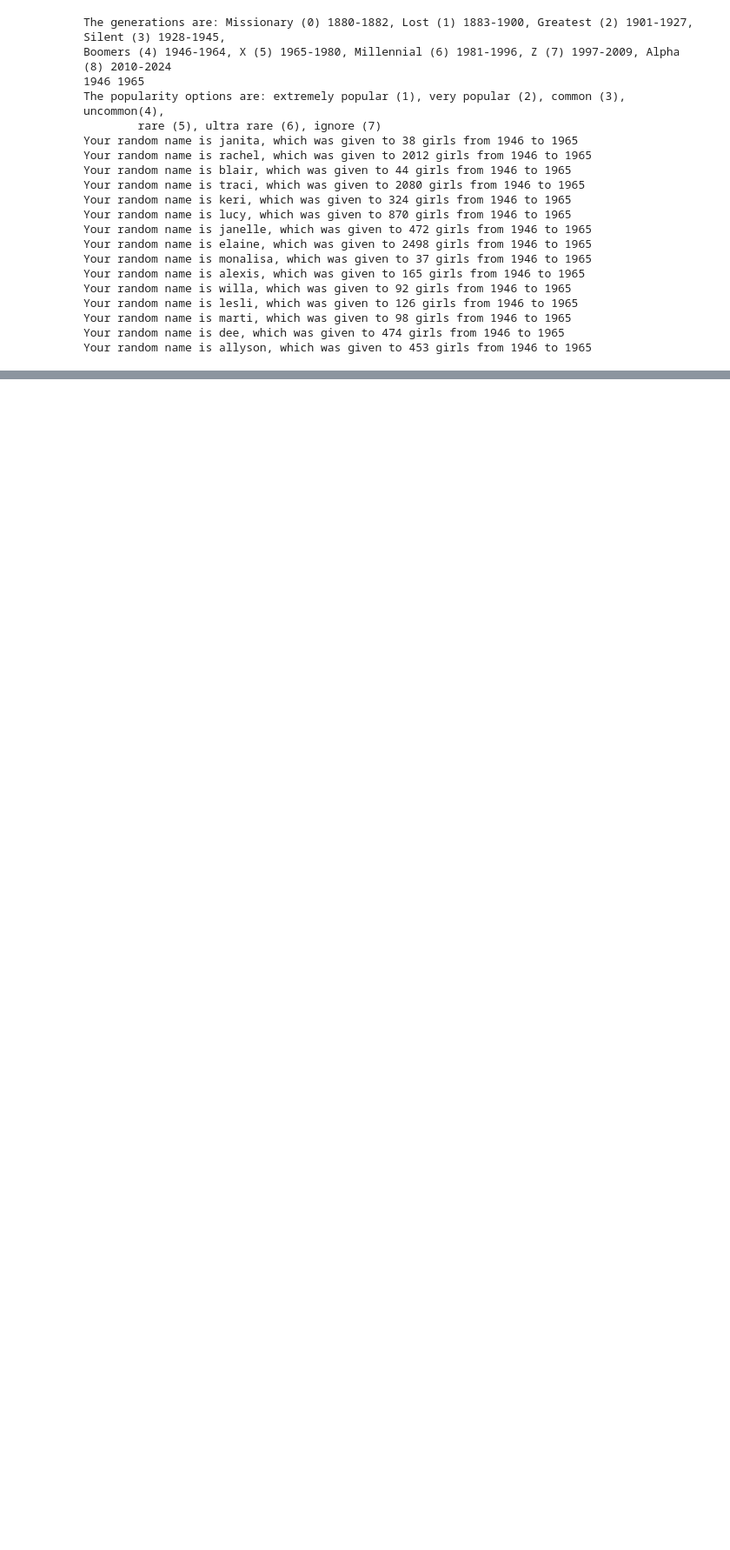
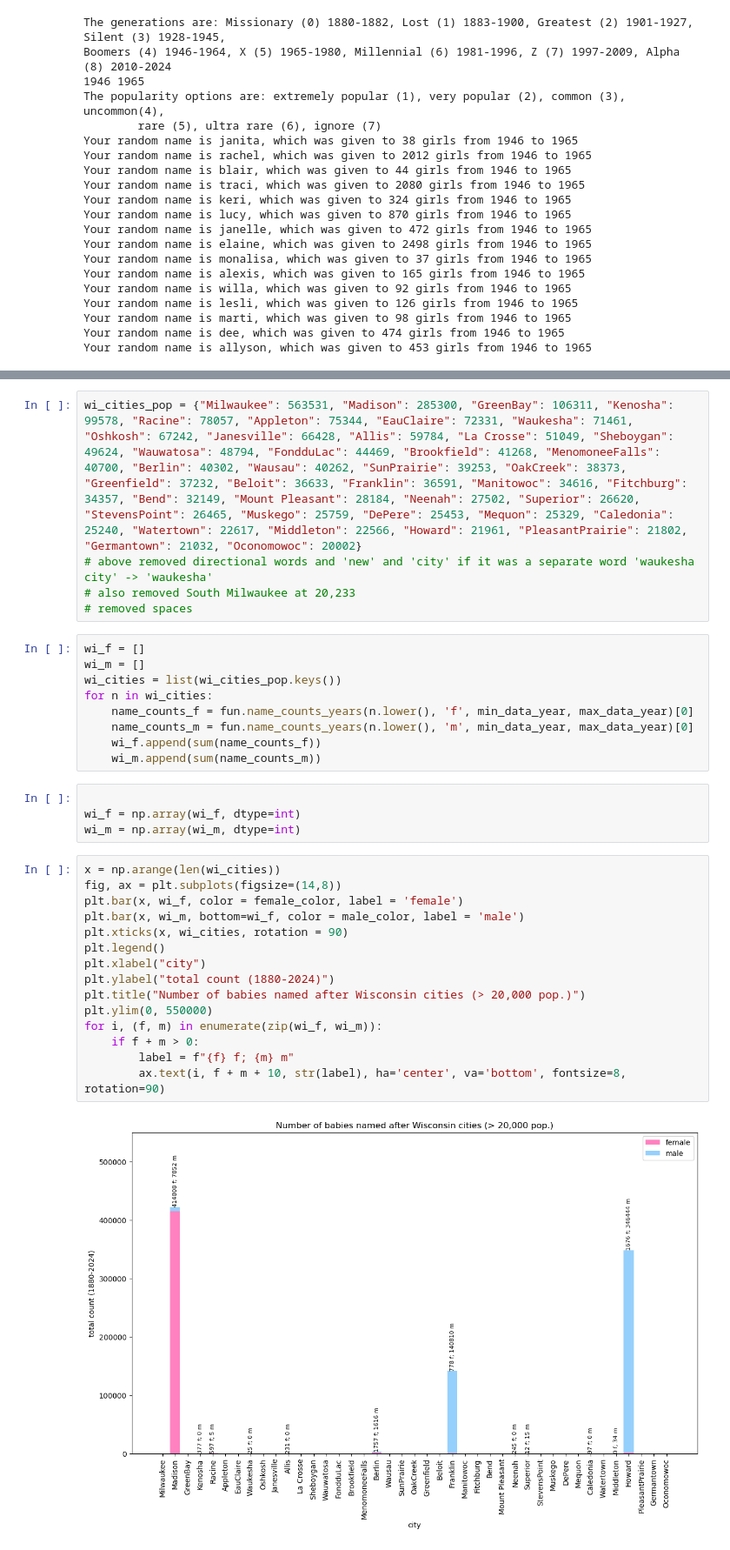
Before and after one commit to MalinMorris/NameData, a Jupyter notebook: data.ipynb, the cells around one changed output, grey strips where cells are left out. Shown at 87% size. Cells and saved outputs as stored; diff of their text form; blank space fills up the shorter version.

```diff
--- a/data.ipynb
+++ b/data.ipynb
@@ -330,0 +315,35 @@ Your random name is allyson, which was given to 453 girls from 1946 to 1965
+# %%
+wi_cities_pop = {"Milwaukee": 563531, "Madison": 285300, "GreenBay": 106311, "Kenosha": 99578, "Racine": 78057, "Appleton": 75344, "EauClaire": 72331, "Waukesha": 71461, "Oshkosh": 67242, "Janesville": 66428, "Allis": 59784, "La Crosse": 51049, "Sheboygan": 49624, "Wauwatosa": 48794, "FondduLac": 44469, "Brookfield": 41268, "MenomoneeFalls": 40700, "Berlin": 40302, "Wausau": 40262, "SunPrairie": 39253, "OakCreek": 38373, "Greenfield": 37232, "Beloit": 36633, "Franklin": 36591, "Manitowoc": 34616, "Fitchburg": 34357, "Bend": 32149, "Mount Pleasant": 28184, "Neenah": 27502, "Superior": 26620, "StevensPoint": 26465, "Muskego": 25759, "DePere": 25453, "Mequon": 25329, "Caledonia": 25240, "Watertown": 22617, "Middleton": 22566, "Howard": 21961, "PleasantPrairie": 21802, "Germantown": 21032, "Oconomowoc": 20002}
+# above removed directional words and 'new' and 'city' if it was a separate word 'waukesha city' -> 'waukesha'
+# also removed South Milwaukee at 20,233
+# removed spaces
+# %%
+wi_f = []
+wi_m = []
+wi_cities = list(wi_cities_pop.keys())
+for n in wi_cities:
+    name_counts_f = fun.name_counts_years(n.lower(), 'f', min_data_year, max_data_year)[0]
+    name_counts_m = fun.name_counts_years(n.lower(), 'm', min_data_year, max_data_year)[0]
+    wi_f.append(sum(name_counts_f))
+    wi_m.append(sum(name_counts_m))
+# %%
+
+wi_f = np.array(wi_f, dtype=int)
+wi_m = np.array(wi_m, dtype=int)
+# %%
+x = np.arange(len(wi_cities))
+fig, ax = plt.subplots(figsize=(14,8))
+plt.bar(x, wi_f, color = female_color, label = 'female')
+plt.bar(x, wi_m, bottom=wi_f, color = male_color, label = 'male')
+plt.xticks(x, wi_cities, rotation = 90)
+plt.legend()
+plt.xlabel("city")
+plt.ylabel("total count (1880-2024)")
+plt.title("Number of babies named after Wisconsin cities (> 20,000 pop.)")
+plt.ylim(0, 550000)
+for i, (f, m) in enumerate(zip(wi_f, wi_m)):
+    if f + m > 0:
+        label = f"{f} f; {m} m"
+        ax.text(i, f + m + 10, str(label), ha='center', va='bottom', fontsize=8, rotation=90)
+# %% [output]
+[figure, added]
```
Also changed, not shown: parts of 9 cells of this notebook, 4 other files.
